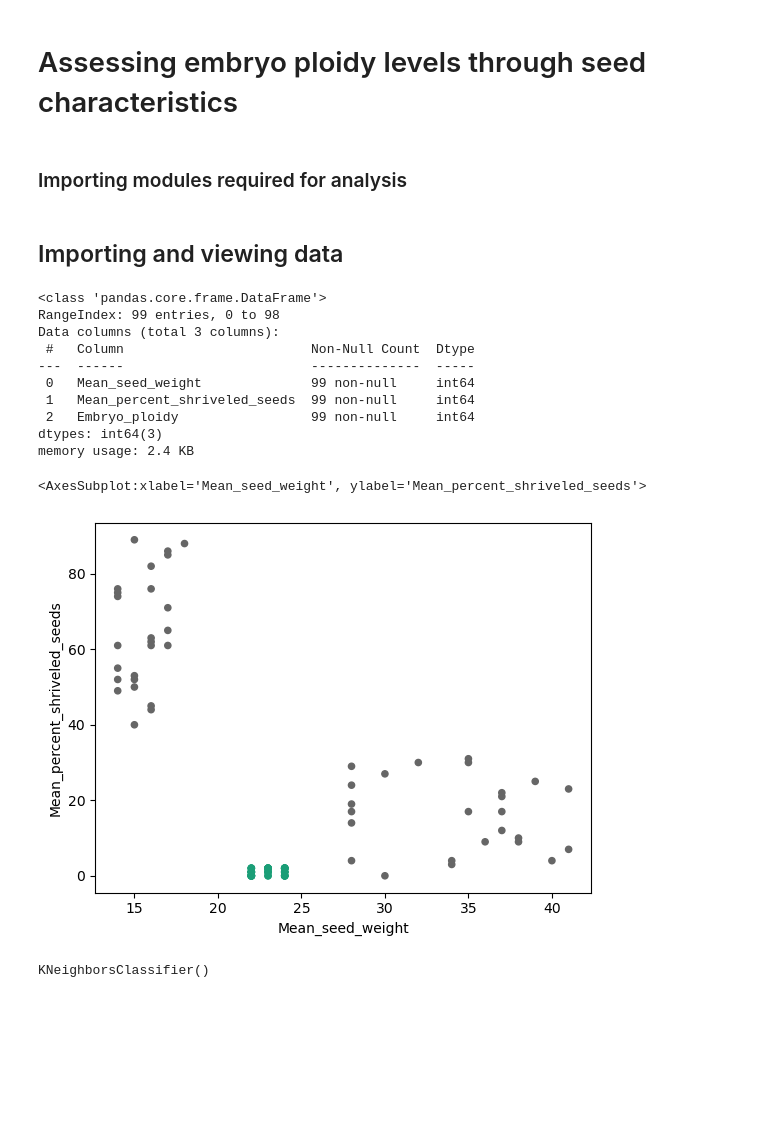
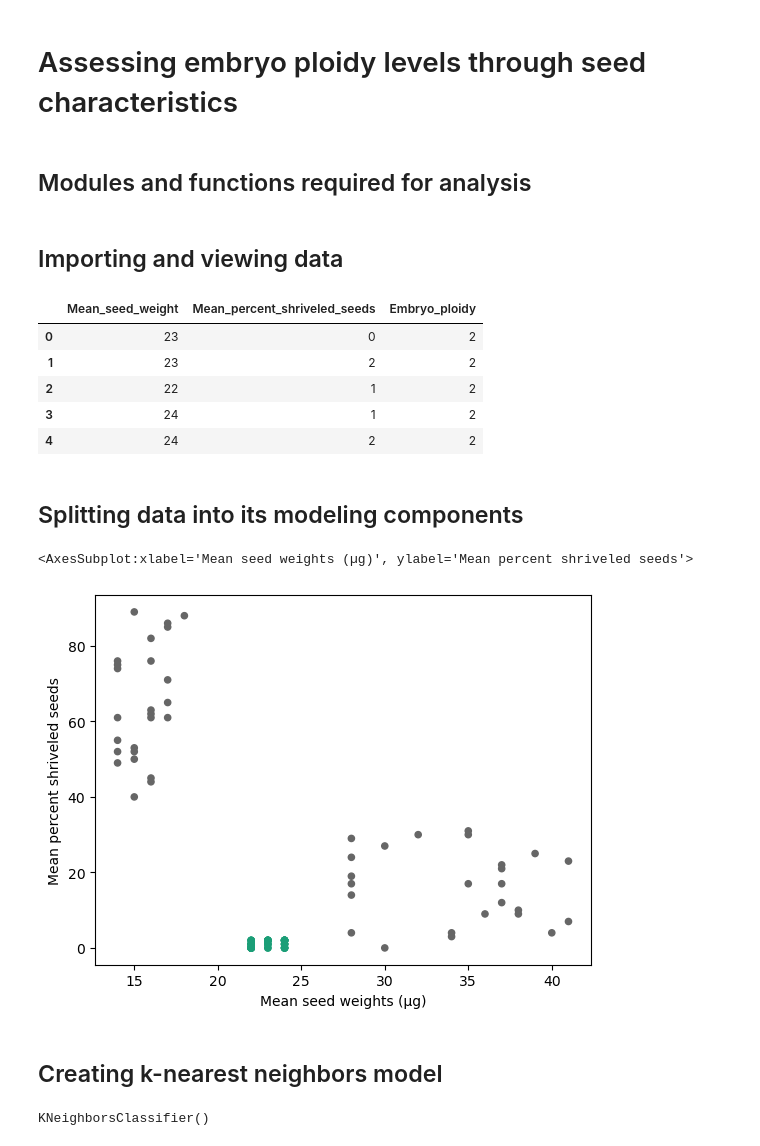
Before and after one commit to NathanChristopherJames/seed_classifier, a Jupyter notebook: MachineLearning_code.ipynb, the cells around one changed output. Drawn from its saved outputs; the diff is of its cells as text; code cells hidden in the pictures; blank space fills up the shorter version.

```diff
--- a/MachineLearning_code.ipynb
+++ b/MachineLearning_code.ipynb
@@ -1,7 +1,7 @@
 # %% [markdown]
 # Assessing embryo ploidy levels through seed characteristics
 # %% [markdown]
-### Importing modules required for analysis
+## Modules and functions required for analysis
 # %%
 # Module needed to hide "future warning."
 import warnings
@@ -39,27 +39,29 @@ import pandas as pd
 # %%
 # The "read_csv" function will need to be changed to reflect the file path on personal machine.
 seed_data = pd.read_csv("/Users/NathanChristopherJames/seed_classifier/MachineLearning_data.txt", delim_whitespace=True)
-seed_data.head()
 
-seed_data.info()
+seed_data.head() # Viewing structure of dataframe
 # "Mean_seed_weight" is in µg and "Mean_percent_shriveled_seeds" is a percentage of shriveled seeds in seed pod.
-
-## Split data into X and y
-X = seed_data[["Mean_seed_weight", "Mean_percent_shriveled_seeds"]]
-y = seed_data["Embryo_ploidy"]
-
-X.plot.scatter("Mean_seed_weight", "Mean_percent_shriveled_seeds", c=y, colormap="Dark2", colorbar=False)
+# "Embryo_ploidy" is either an integer of 2 or 3 representing a diploid or triploid individual, respectively.
 # %% [output]
-<class 'pandas.core.frame.DataFrame'>
-RangeIndex: 99 entries, 0 to 98
-Data columns (total 3 columns):
- #   Column                        Non-Null Count  Dtype
----  ------                        --------------  -----
- 0   Mean_seed_weight              99 non-null     int64
- 1   Mean_percent_shriveled_seeds  99 non-null     int64
- 2   Embryo_ploidy                 99 non-null     int64
-dtypes: int64(3)
-memory usage: 2.4 KB
-<AxesSubplot:xlabel='Mean_seed_weight', ylabel='Mean_percent_shriveled_seeds'>
-[figure, removed]
+|  | Mean_seed_weight | Mean_percent_shriveled_seeds | Embryo_ploidy |
+| 0 | 23 | 0 | 2 |
+| 1 | 23 | 2 | 2 |
+| 2 | 22 | 1 | 2 |
+| 3 | 24 | 1 | 2 |
+| 4 | 24 | 2 | 2 |
+# %% [markdown]
+## Splitting data into its modeling components
+# %%
+# Split data into X and y
+X = seed_data[["Mean_seed_weight", "Mean_percent_shriveled_seeds"]]
+y = seed_data["Embryo_ploidy"]
+
+# Scatter plot to get a visual feel for data
+X.plot.scatter("Mean_seed_weight", "Mean_percent_shriveled_seeds", c=y, colormap="Dark2", colorbar=False, xlabel="Mean seed weights (µg)", ylabel="Mean percent shriveled seeds")
+# %% [output]
+<AxesSubplot:xlabel='Mean seed weights (µg)', ylabel='Mean percent shriveled seeds'>
+[figure, added]
+# %% [markdown]
+## Creating k-nearest neighbors model
 # %%
```
Also changed, not shown: parts of 9 cells of this notebook.
